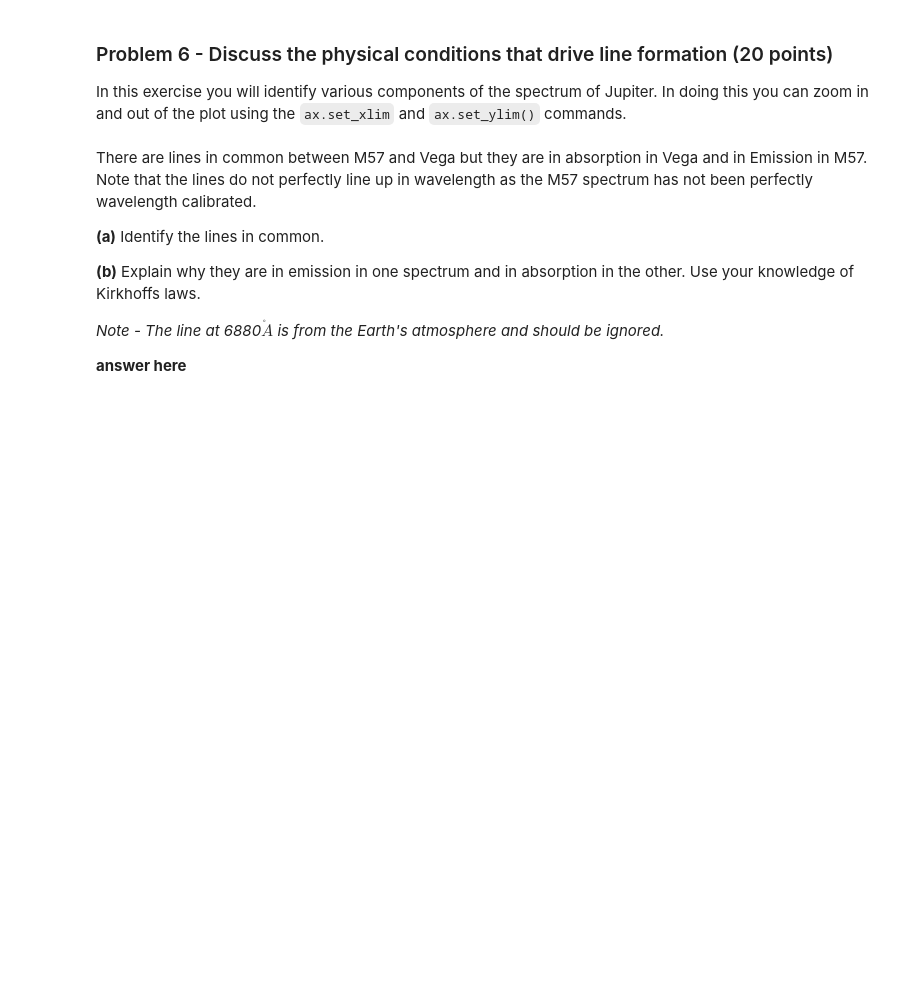
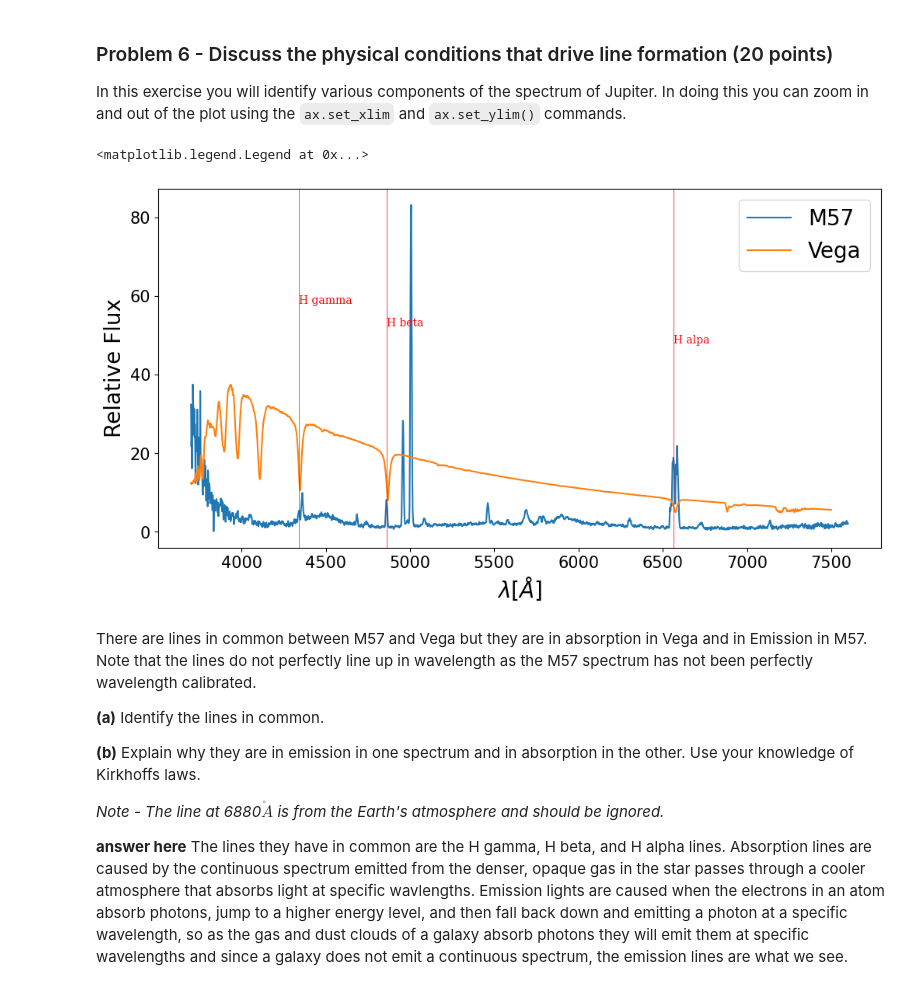
Before and after one commit to EvanBarkus/Analysis_real_spectra_student, a Jupyter notebook: analysis_real_spectra.student.ipynb, the cells around one changed output. Drawn from its saved outputs; the diff is of its cells as text; code cells hidden in the pictures; blank space fills up the shorter version.

```diff
--- a/analysis_real_spectra.student.ipynb
+++ b/analysis_real_spectra.student.ipynb
@@ -494,27 +553,66 @@ In this exercise you will identify various components of the spectrum of Jupiter
 # %%
 #plot Vega and M57, where I have scaled the flux of Jupiter so that they
 #better overlap. You can change that scaling
 plt.figure(figsize = (12,6))
 ax = plt.gca()
 plt.plot(specm57.wavelength,specm57.flux,label="M57")
 plt.plot(specvega.wavelength,specvega.flux*8,label="Vega")
 
 #**************
 #you can change these to zoom in and out of certain parts of the spectra.
 #Make a copy of these and change your copy so as to remember what the
 #original values were
-fluxmin =
-fluxmax =
-lammin =
-lammax =
-ax.set_ylim([fluxmin,fluxmax])
-ax.set_xlim([lammin,lammax])
+#fluxmin =
+#fluxmax =
+#lammin =
+#lammax =
+#ax.set_ylim([fluxmin,fluxmax])
+#ax.set_xlim([lammin,lammax])
+
+linelist = [
+#     ('[AR IV]',4740),
+#     ('[OII]',3727),
+#     ('[O III]',4363),
+#     ('[O III]',4959),
+#     ('[O III]',5007),
+#     ('[O I]',6300),
+#     ('[OI]',6363),
+#     ('[N II]',6548),
+#     ('[N II]',6584),
+#     ('[S II]',6716),
+#     ('[S II]',6731),
+#     ('CIII',4647),
+#     ('MgI',5170),
+#     ('FeI', 5270),
+#     ('Hepsilon',3970),
+#     ('Hdelta',4103),
+     ('H gamma',4341),
+     ('H beta',4861),
+     ('H alpa',6563),
+#     ('NaD', 5890),
+#     ('HeII',4541),
+#     ('He II',4686),
+#     ('HeI',4471),
+#     ('HE II',5411),
+#     ('[CL III]',5517),
+#     ('[CL III]',5537),
+#     ('[N II]',5755),
+#     ('He I',5875),
+#     ('HeI',7065),
+#     ('[Ar III]',7135),
+#     ('FeI',5335)
+]
+#draw lines on the spectrum
+lineplot(linelist)
 
 plt.xticks(fontsize=15)
 plt.yticks(fontsize=15)
 plt.xlabel("$\lambda [\AA]$",fontsize=20)
 plt.ylabel("Relative Flux",fontsize=20)
 plt.legend(fontsize=20)
+# %% [output]
+<matplotlib.legend.Legend at 0x...>
+[figure, added]
 # %% [markdown]
 There are lines in common between M57 and Vega but they are in absorption in Vega and in Emission in M57. Note that the lines do not perfectly line up in wavelength as the M57 spectrum has not been perfectly wavelength calibrated.
 
@@ -524,4 +622,4 @@ There are lines in common between M57 and Vega but they are in absorption in Veg
 
 *Note - The line at 6880$\mathring A$ is from the Earth's atmosphere and should be ignored.*
 
-**answer here**
+**answer here** The lines they have in common are the H gamma, H beta, and H alpha lines. Absorption lines are caused by the continuous spectrum emitted from the denser, opaque gas in the star passes through a cooler atmosphere that absorbs light at specific wavlengths. Emission lights are caused when the electrons in an atom absorb photons, jump to a higher energy level, and then fall back down and emitting a photon at a specific wavelength, so as the gas and dust clouds of a galaxy absorb photons they will emit them at specific wavelengths and since a galaxy does not emit a continuous spectrum, the emission lines are what we see.
```
Also changed, not shown: parts of 8 cells of this notebook.
